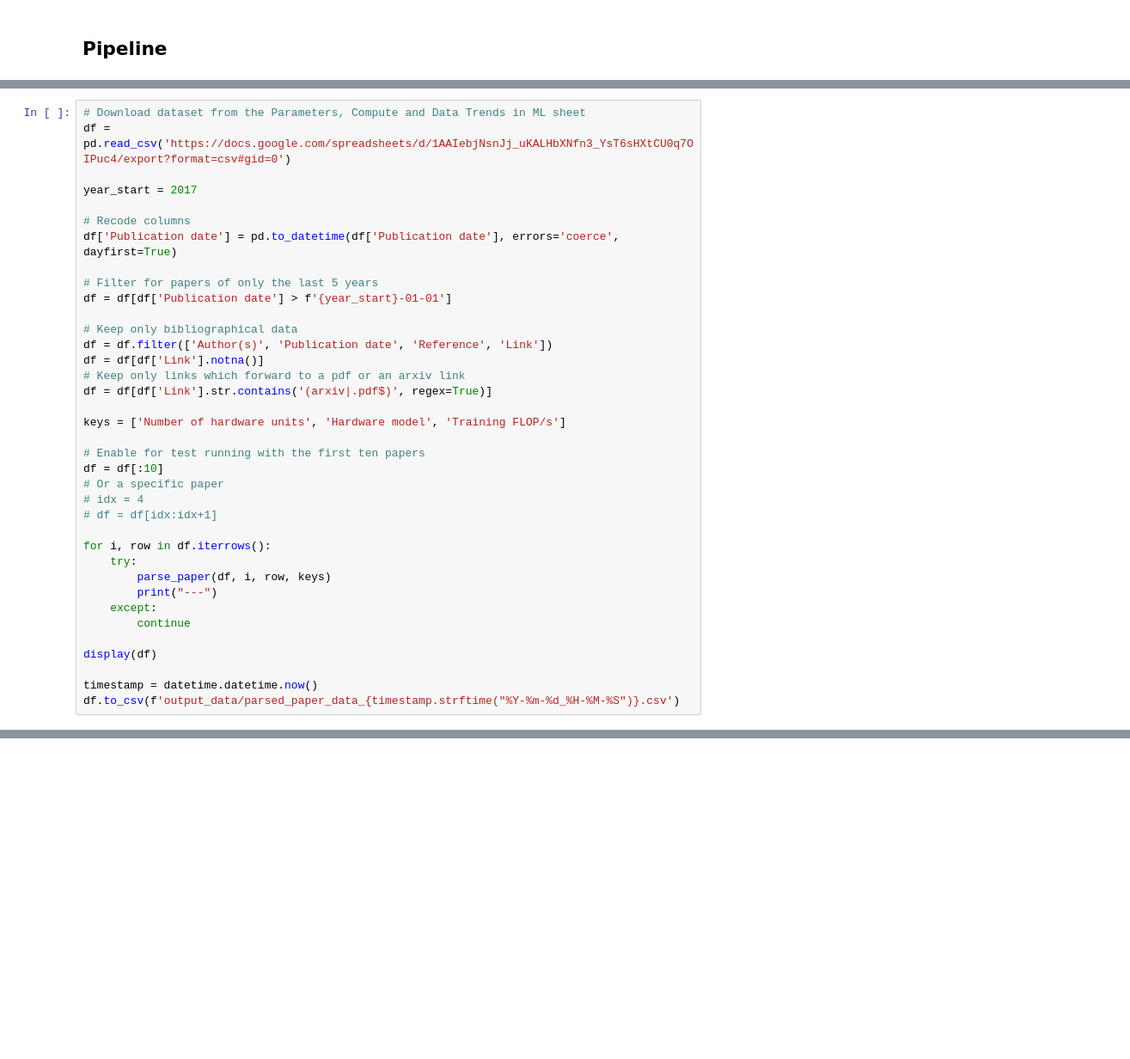
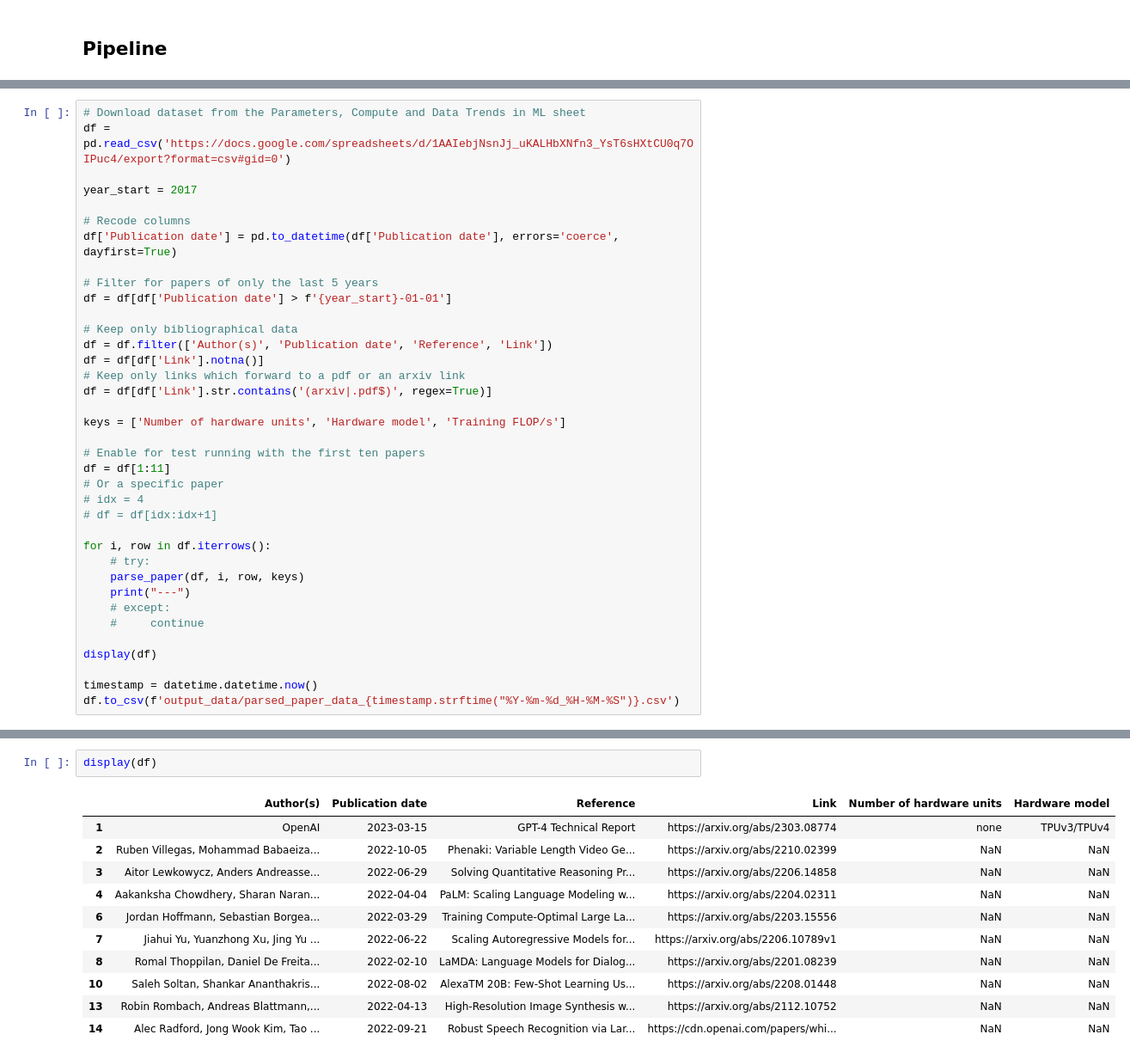
Before and after one commit to bencottier/llm-paper-data-retrieval, a Jupyter notebook: paper_data_retrieval.ipynb, the cells around one changed output, grey strips where cells are left out. Shown at 86% size. Saved outputs shown, nothing was run; the diff lists cells and outputs as text; blank space fills up the shorter version.

```diff
--- a/paper_data_retrieval.ipynb
+++ b/paper_data_retrieval.ipynb
@@ -489,17 +536,17 @@ df = df[df['Link'].str.contains('(arxiv|.pdf$)', regex=True)]
 keys = ['Number of hardware units', 'Hardware model', 'Training FLOP/s']
 
 # Enable for test running with the first ten papers
-df = df[:10]
+df = df[1:11]
 # Or a specific paper
 # idx = 4
 # df = df[idx:idx+1]
 
 for i, row in df.iterrows():
-    try:
-        parse_paper(df, i, row, keys)
-        print("---")
-    except:
-        continue
+    # try:
+    parse_paper(df, i, row, keys)
+    print("---")
+    # except:
+    #     continue
 
 display(df)
 
@@ -539,0 +573,14 @@ There's something wrong with extracting the text: That model is currently overlo
+# %%
+display(df)
+# %% [output]
+|  | Author(s) | Publication date | Reference | Link | Number of hardware units | Hardware model |
+| 1 | OpenAI | 2023-03-15 | GPT-4 Technical Report | https://arxiv.org/abs/2303.08774 | none | TPUv3/TPUv4 |
+| 2 | Ruben Villegas, Mohammad Babaeiza... | 2022-10-05 | Phenaki: Variable Length Video Ge... | https://arxiv.org/abs/2210.02399 | NaN | NaN |
+| 3 | Aitor Lewkowycz, Anders Andreasse... | 2022-06-29 | Solving Quantitative Reasoning Pr... | https://arxiv.org/abs/2206.14858 | NaN | NaN |
+| 4 | Aakanksha Chowdhery, Sharan Naran... | 2022-04-04 | PaLM: Scaling Language Modeling w... | https://arxiv.org/abs/2204.02311 | NaN | NaN |
+| 6 | Jordan Hoffmann, Sebastian Borgea... | 2022-03-29 | Training Compute-Optimal Large La... | https://arxiv.org/abs/2203.15556 | NaN | NaN |
+| 7 | Jiahui Yu, Yuanzhong Xu, Jing Yu ... | 2022-06-22 | Scaling Autoregressive Models for... | https://arxiv.org/abs/2206.10789v1 | NaN | NaN |
+| 8 | Romal Thoppilan, Daniel De Freita... | 2022-02-10 | LaMDA: Language Models for Dialog... | https://arxiv.org/abs/2201.08239 | NaN | NaN |
+| 10 | Saleh Soltan, Shankar Ananthakris... | 2022-08-02 | AlexaTM 20B: Few-Shot Learning Us... | https://arxiv.org/abs/2208.01448 | NaN | NaN |
+| 13 | Robin Rombach, Andreas Blattmann,... | 2022-04-13 | High-Resolution Image Synthesis w... | https://arxiv.org/abs/2112.10752 | NaN | NaN |
+| 14 | Alec Radford, Jong Wook Kim, Tao ... | 2022-09-21 | Robust Speech Recognition via Lar... | https://cdn.openai.com/papers/whi... | NaN | NaN |
```
Also changed, not shown: parts of 14 cells of this notebook, 1 other file.
